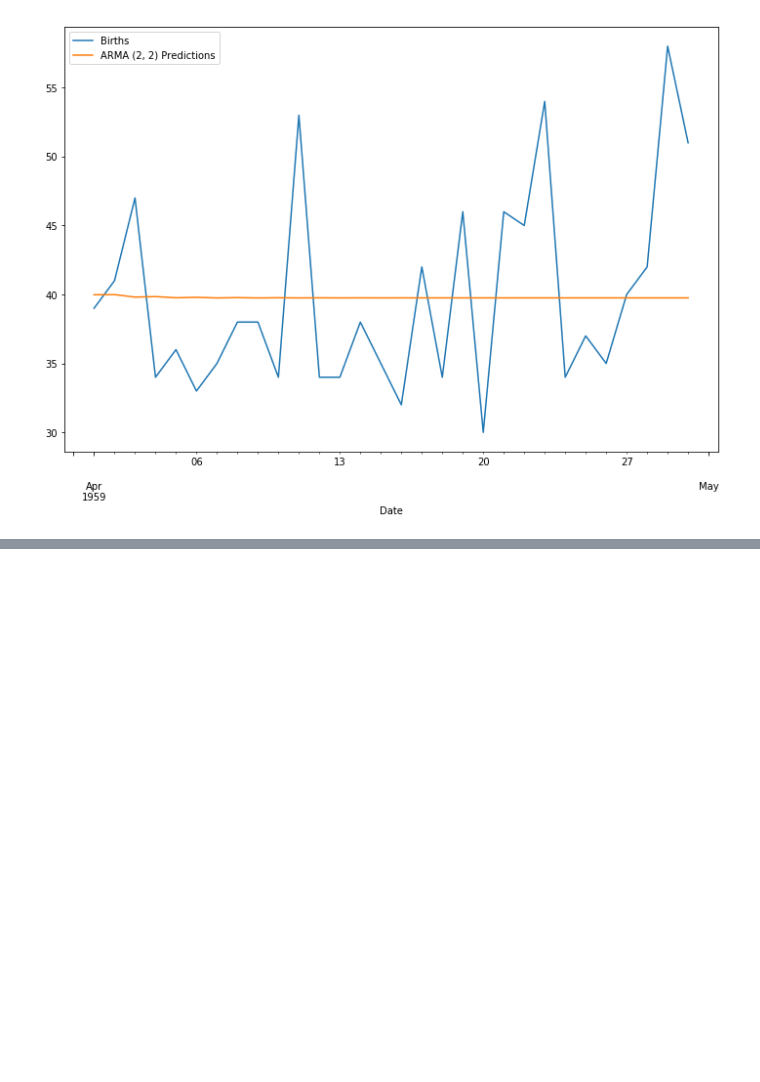
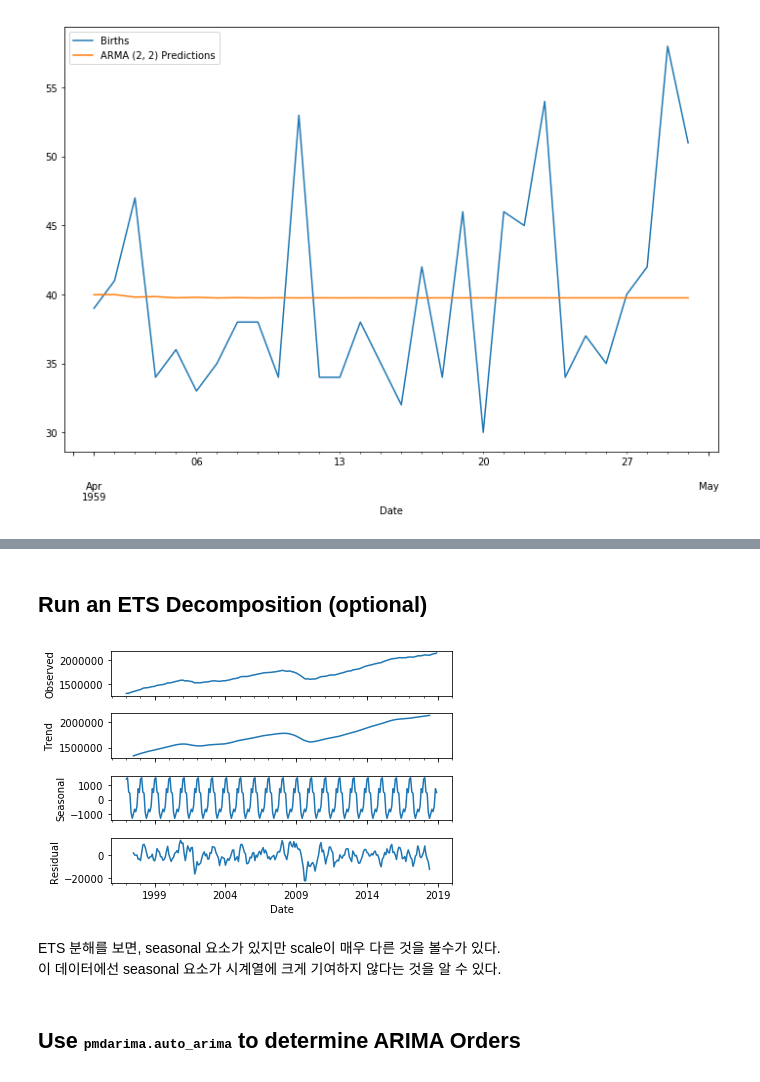
Before and after one commit to unknown-jun/Machine_Learning, a Jupyter notebook: Forecasting_Time_Series/3_General-Forecasting-Models/06_ARIMA.ipynb, the cells around one changed output, grey strips where cells are left out. Saved outputs shown, nothing was run; the diff lists cells and outputs as text; code cells hidden in the pictures; blank space fills up the shorter version.

```diff
--- a/Forecasting_Time_Series/3_General-Forecasting-Models/06_ARIMA.ipynb
+++ b/Forecasting_Time_Series/3_General-Forecasting-Models/06_ARIMA.ipynb
@@ -333,0 +370,14 @@ Error:  [0.05589996]
+# %% [markdown]
+## Run an ETS Decomposition (optional)
+# %%
+from statsmodels.tsa.seasonal import seasonal_decompose
+
+result = seasonal_decompose(df2['Inventories'], model='add')
+result.plot();
+# %% [output]
+[figure, added]
+# %% [markdown]
+ETS 분해를 보면, seasonal 요소가 있지만 scale이 매우 다른 것을 볼수가 있다.
+이 데이터에선 seasonal 요소가 시계열에 크게 기여하지 않다는 것을 알 수 있다.
+# %% [markdown]
+## Use <tt>pmdarima.auto_arima</tt> to determine ARIMA Orders
```
Also changed, not shown: parts of 36 cells of this notebook.
